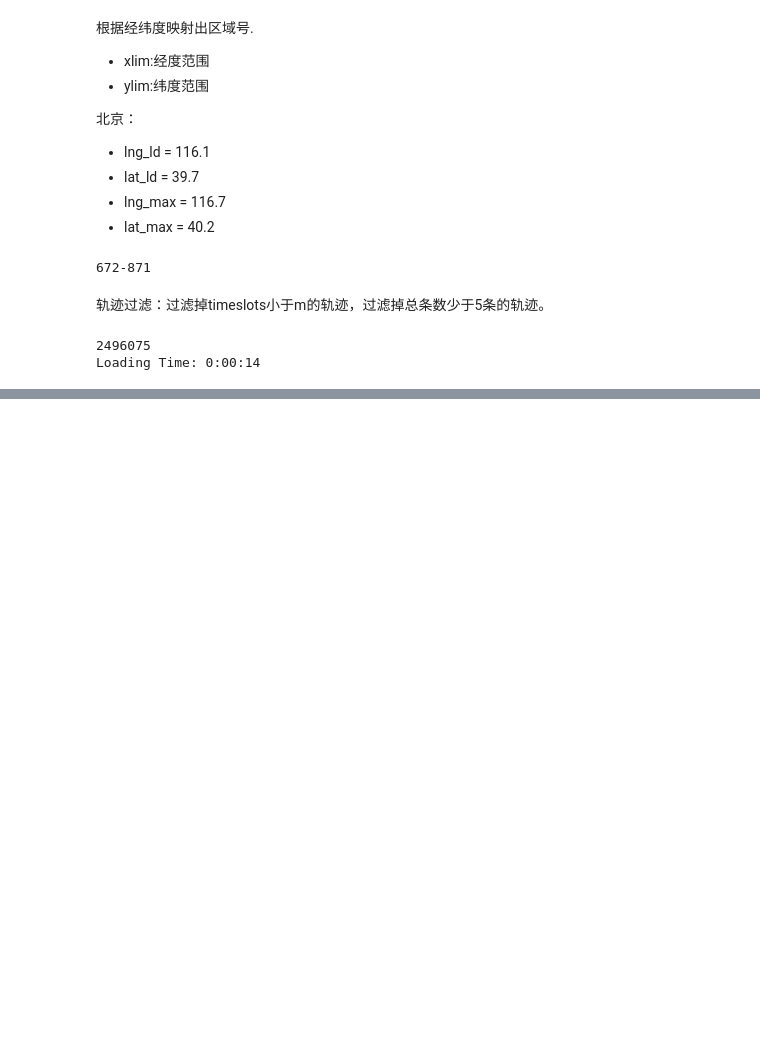
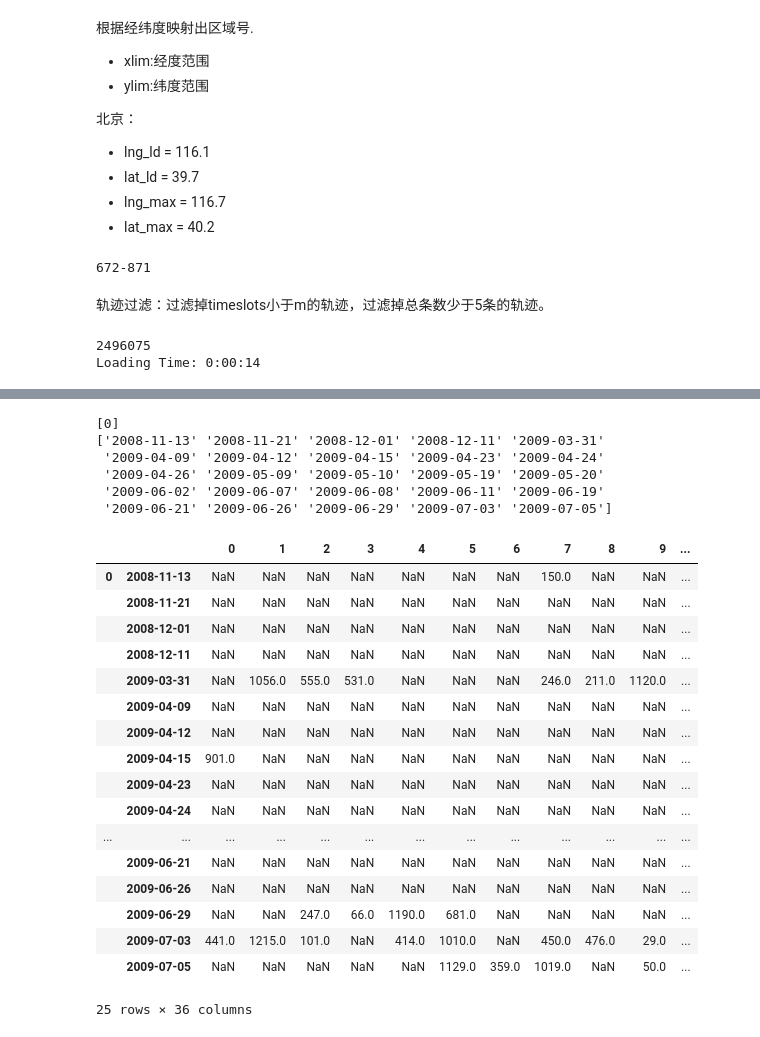
Before and after one commit to AshmoreLevi/Traj_Preprocess, a Jupyter notebook: process_000.ipynb, the cells around one changed output, grey strips where cells are left out. Drawn from its saved outputs; the diff is of its cells as text; code cells hidden in the pictures; blank space fills up the shorter version.

```diff
--- a/process_000.ipynb
+++ b/process_000.ipynb
@@ -149,0 +169,53 @@ After loading the data files, region numbers:  5
+# %%
+# 获得user_list和date_list
+tmp3 = pd.read_csv('Results/tmp3.txt', sep="\t").groupby(['uid', 'date']).apply(lambda x: x[:])
+user_list = tmp3['uid'].drop_duplicates().values
+date_list = tmp3['date'].drop_duplicates().values
+print(user_list)
+print(date_list)
+# %% [output]
+[0]
+['2008-11-13' '2008-11-21' '2008-12-01' '2008-12-11' '2009-03-31'
+ '2009-04-09' '2009-04-12' '2009-04-15' '2009-04-23' '2009-04-24'
+ '2009-04-26' '2009-05-09' '2009-05-10' '2009-05-19' '2009-05-20'
+ '2009-06-02' '2009-06-07' '2009-06-08' '2009-06-11' '2009-06-19'
+ '2009-06-21' '2009-06-26' '2009-06-29' '2009-07-03' '2009-07-05']
+# %%
+# result_final是符合AttnMove数据格式的dataframe
+result_final = pd.DataFrame()
+for uid in user_list:
+    for date in date_list:
+        try:
+            tmp4 = pd.DataFrame(tmp3.loc[(uid, date), ['timeNo', 'regionID']].values.T)
+            tmp4 = tmp4.set_axis(tmp4.iloc[0], axis=1, inplace=False).drop(index=0)
+            tmp4.index = pd.MultiIndex.from_product([[uid], [date]])
+            result_final = result_final.append(tmp4)
+        except:
+            print("No record for UID=%d, date=%d" % (uid, date))
+            continue
+
+result_final
+# result_final = result_final.fillna('*')
+# end_time = datetime.now()
+# print("Time for converting format:", str((end_time - start_time))[0:7])
+# time1 = datetime.now()
+# print("Total time:", str(time1 - time0)[0:7])
+# %% [output]
+|  |  | 0 | 1 | 2 | 3 | 4 | 5 | 6 | 7 | 8 | 9 | ... |
+| 0 | 2008-11-13 | NaN | NaN | NaN | NaN | NaN | NaN | NaN | 150.0 | NaN | NaN | ... |
+|  | 2008-11-21 | NaN | NaN | NaN | NaN | NaN | NaN | NaN | NaN | NaN | NaN | ... |
+|  | 2008-12-01 | NaN | NaN | NaN | NaN | NaN | NaN | NaN | NaN | NaN | NaN | ... |
+|  | 2008-12-11 | NaN | NaN | NaN | NaN | NaN | NaN | NaN | NaN | NaN | NaN | ... |
+|  | 2009-03-31 | NaN | 1056.0 | 555.0 | 531.0 | NaN | NaN | NaN | 246.0 | 211.0 | 1120.0 | ... |
+|  | 2009-04-09 | NaN | NaN | NaN | NaN | NaN | NaN | NaN | NaN | NaN | NaN | ... |
+|  | 2009-04-12 | NaN | NaN | NaN | NaN | NaN | NaN | NaN | NaN | NaN | NaN | ... |
+|  | 2009-04-15 | 901.0 | NaN | NaN | NaN | NaN | NaN | NaN | NaN | NaN | NaN | ... |
+|  | 2009-04-23 | NaN | NaN | NaN | NaN | NaN | NaN | NaN | NaN | NaN | NaN | ... |
+|  | 2009-04-24 | NaN | NaN | NaN | NaN | NaN | NaN | NaN | NaN | NaN | NaN | ... |
+| ... | ... | ... | ... | ... | ... | ... | ... | ... | ... | ... | ... | ... |
+|  | 2009-06-21 | NaN | NaN | NaN | NaN | NaN | NaN | NaN | NaN | NaN | NaN | ... |
+|  | 2009-06-26 | NaN | NaN | NaN | NaN | NaN | NaN | NaN | NaN | NaN | NaN | ... |
+|  | 2009-06-29 | NaN | NaN | 247.0 | 66.0 | 1190.0 | 681.0 | NaN | NaN | NaN | NaN | ... |
+|  | 2009-07-03 | 441.0 | 1215.0 | 101.0 | NaN | 414.0 | 1010.0 | NaN | 450.0 | 476.0 | 29.0 | ... |
+|  | 2009-07-05 | NaN | NaN | NaN | NaN | NaN | 1129.0 | 359.0 | 1019.0 | NaN | 50.0 | ... |
+25 rows × 36 columns
```
Also changed, not shown: parts of 5 cells of this notebook, 1 other file.
